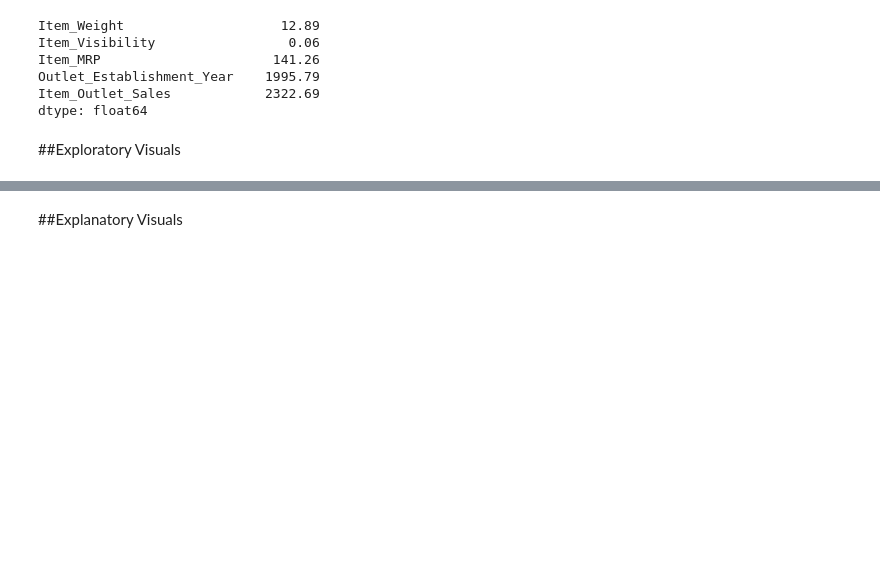
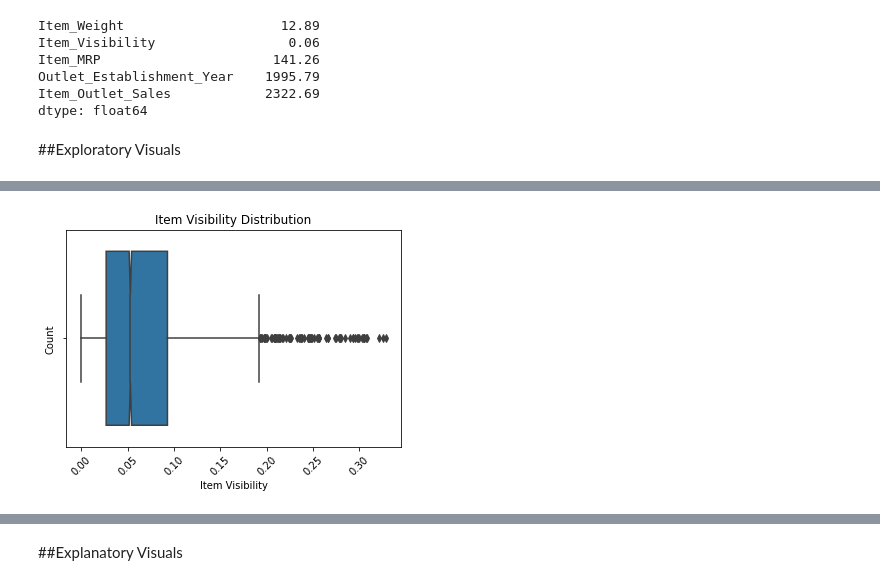
Before and after one commit to alexre24/Food-Sales-Predictions, a Jupyter notebook: Project_1.ipynb, the cells around one changed output, grey strips where cells are left out. Saved outputs shown, nothing was run; the diff lists cells and outputs as text; code cells hidden in the pictures; blank space fills up the shorter version.

```diff
--- a/Project_1.ipynb
+++ b/Project_1.ipynb
@@ -238,0 +269,8 @@ dtype: float64
+# %%
+sns.boxplot(data = sales_df, x = "Item_Visibility", notch = True);
+plt.xticks(rotation = 45);
+plt.xlabel("Item Visibility")
+plt.ylabel("Count")
+plt.title("Item Visibility Distribution");
+# %% [output]
+[figure, added]
```
Also changed, not shown: parts of 8 cells of this notebook.
